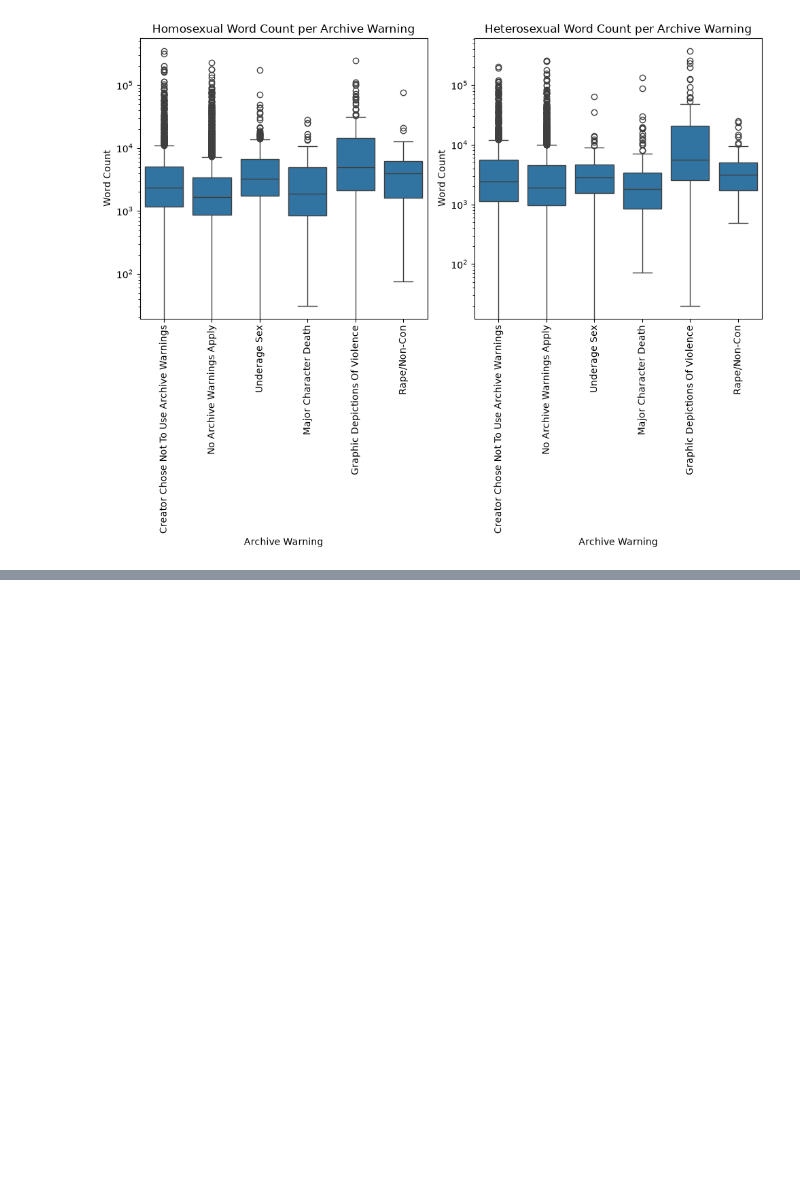
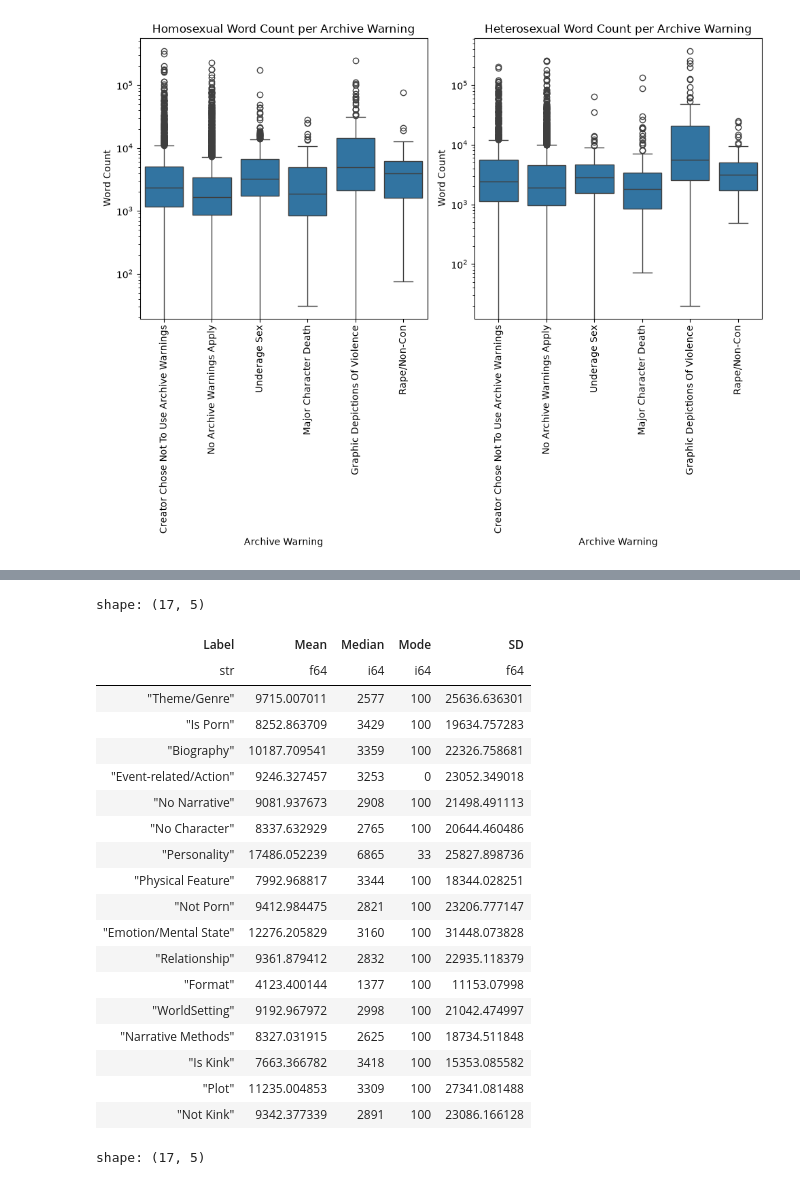
Before and after one commit to Cameron-Meinsma/ma_dh_thesis_v2, a Jupyter notebook: sub_rq_3_word_count.ipynb, the cells around one changed output, grey strips where cells are left out. Cells and saved outputs as stored; diff of their text form; code cells hidden in the pictures; blank space fills up the shorter version.

```diff
--- a/sub_rq_3_word_count.ipynb
+++ b/sub_rq_3_word_count.ipynb
@@ -270,0 +308,66 @@ plt.show()
+# %%
+def word_count_stats(df):
+    stats = []
+    for label in df["Label"].unique().to_list():
+        if label != None:
+            temp = df.filter(pl.col("Label") == label).sort("words")
+
+            words = temp["words"].to_numpy()
+            freq = temp["Freq"].to_numpy()
+
+            total = freq.sum() # Total number of fan works
+            mean = np.average(words, weights=freq) # Mean
+            mode = words[np.argmax(freq)] # Mode
+            sd = np.sqrt(np.average((words - mean) ** 2, weights=freq)) # Weighted standard deviation
+            median = words[np.searchsorted(np.cumsum(freq), total / 2)] # Weighted median
+
+            stats.append({
+                "Label": label,
+                "Mean": mean,
+                "Median": median,
+                "Mode": mode,
+                "SD": sd
+            })
+
+    return pl.DataFrame(stats)
+# %%
+# Filtered based on F/F + F/M
+df_ff_mm_wc_anno = df_anno.filter(
+    ((pl.col("Category") == "F/F") |
+    (pl.col("Category") == "M/M")) &
+    (pl.col("Freq") > 0)
+)
+df_ff_mm_wc_anno_stats = word_count_stats(df_ff_mm_wc_anno)
+
+# Filtered based on F/M
+df_fm_wc_anno = df_anno.filter(
+    ((pl.col("Category") == "F/F") |
+    (pl.col("Category") == "M/M")) &
+    (pl.col("Freq") > 0)
+)
+df_fm_wc_anno_stats = word_count_stats(df_fm_wc_anno)
+
+df_ff_mm_wc_anno_stats.show(17)
+df_fm_wc_anno_stats.show(17)
+# %% [output]
+shape: (17, 5)
+| Label | Mean | Median | Mode | SD |
+| str | f64 | i64 | i64 | f64 |
+| "Theme/Genre" | 9715.007011 | 2577 | 100 | 25636.636301 |
+| "Is Porn" | 8252.863709 | 3429 | 100 | 19634.757283 |
+| "Biography" | 10187.709541 | 3359 | 100 | 22326.758681 |
+| "Event-related/Action" | 9246.327457 | 3253 | 0 | 23052.349018 |
+| "No Narrative" | 9081.937673 | 2908 | 100 | 21498.491113 |
+| "No Character" | 8337.632929 | 2765 | 100 | 20644.460486 |
+| "Personality" | 17486.052239 | 6865 | 33 | 25827.898736 |
+| "Physical Feature" | 7992.968817 | 3344 | 100 | 18344.028251 |
+| "Not Porn" | 9412.984475 | 2821 | 100 | 23206.777147 |
+| "Emotion/Mental State" | 12276.205829 | 3160 | 100 | 31448.073828 |
+| "Relationship" | 9361.879412 | 2832 | 100 | 22935.118379 |
+| "Format" | 4123.400144 | 1377 | 100 | 11153.07998 |
+| "WorldSetting" | 9192.967972 | 2998 | 100 | 21042.474997 |
+| "Narrative Methods" | 8327.031915 | 2625 | 100 | 18734.511848 |
+| "Is Kink" | 7663.366782 | 3418 | 100 | 15353.085582 |
+| "Plot" | 11235.004853 | 3309 | 100 | 27341.081488 |
+| "Not Kink" | 9342.377339 | 2891 | 100 | 23086.166128 |
+shape: (17, 5)
```
Also changed, not shown: parts of 9 cells of this notebook.
